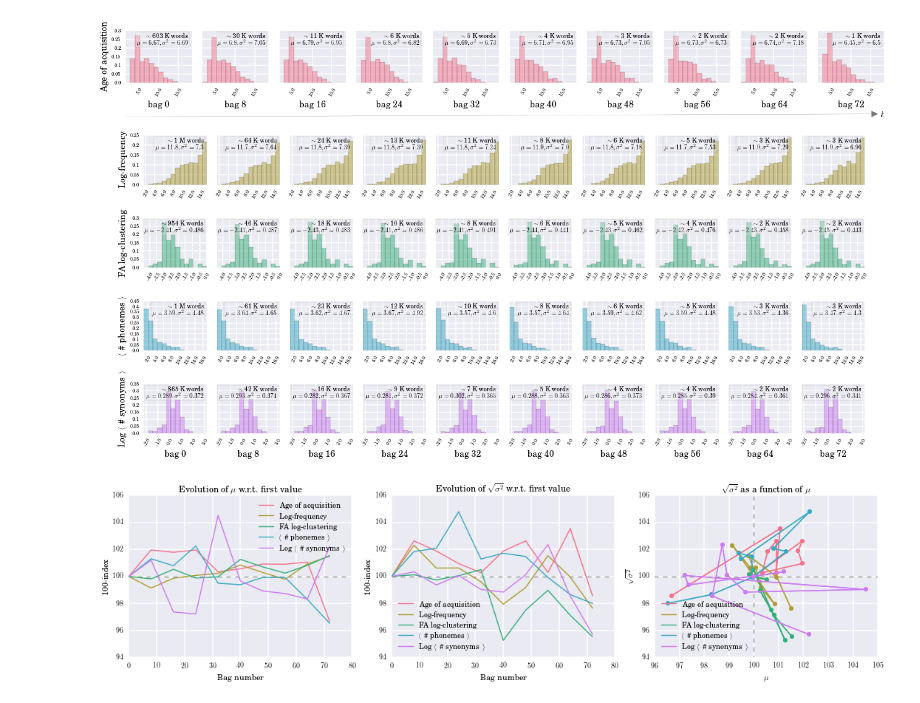
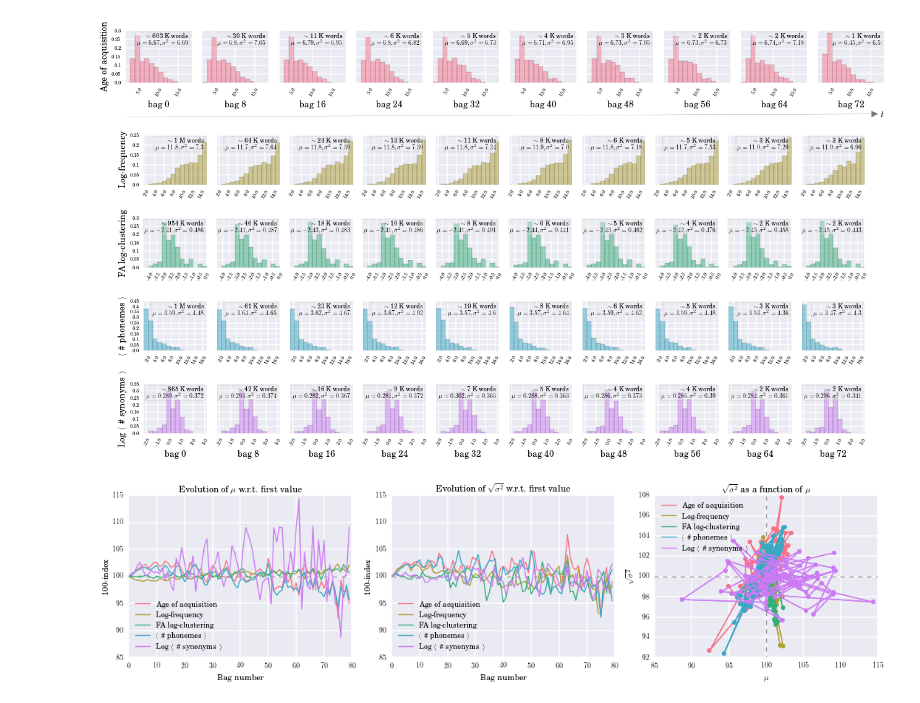
Before and after one commit to wehlutyk/brainscopypaste, a Jupyter notebook: macro_nosubs_paper.ipynb, the cells around one changed output. Saved outputs shown, nothing was run; the diff lists cells and outputs as text; code cells hidden in the pictures.

Commit message:
Augment resolution for mu and sigmas

```diff
--- a/macro_nosubs_paper.ipynb
+++ b/macro_nosubs_paper.ipynb
@@ -86,6 +86,8 @@ word_counts = np.zeros((len(included_features), n_timebags_shown))
 
 mus = np.zeros_like(word_counts)
 sigma2s = np.zeros_like(mus)
+allmus = np.zeros((len(included_features), n_timebags_shown * n_timebags_step))
+allsigma2s = np.zeros_like(allmus)
 
 for i, ffullname in enumerate(included_features):
     ffullname_parts = ffullname.split('_')
@@ -99,6 +101,13 @@ for i, ffullname in enumerate(included_features):
     for lvals in macro_features_feature[:n_timebags_shown * n_timebags_step:n_timebags_step]:
         # Convert to log if asked to
         vals.append(np.log(lvals) if log else lvals)
+
+    for j, lvals in enumerate(macro_features_feature[:n_timebags_shown * n_timebags_step]):
+        # Compute mu and sigma2
+        llvals = np.log(lvals) if log else lvals
+        allmus[i, j] = llvals.mean()
+        allsigma2s[i, j] = llvals.var()
+
     vmin = np.array([v.min() for v in vals]).min()
     vmax = np.array([v.max() for v in vals]).max()
     bins = np.linspace(vmin, vmax, nbins)
@@ -187,42 +196,42 @@ axs[1].plot(range(n_timebags_shown * n_timebags_step), np.ones(n_timebags_shown
 axs[2].plot([100, 100], [0, 200], '--', color=ax_color)
 axs[2].plot([0, 200], [100, 100], '--', color=ax_color)
 for i, ffullname in enumerate(included_features):
-    axs[0].plot(range(0, n_timebags_step * n_timebags_shown, n_timebags_step),
-                100 * mus[i] / mus[i][0],
+    axs[0].plot(range(0, n_timebags_step * n_timebags_shown),
+                100 * allmus[i] / allmus[i][0],
                 color=palette[i], label=translate(ffullname))
-    axs[1].plot(range(0, n_timebags_step * n_timebags_shown, n_timebags_step),
-                100 * np.sqrt(sigma2s[i] / sigma2s[i][0]),
+    axs[1].plot(range(0, n_timebags_step * n_timebags_shown),
+                100 * np.sqrt(allsigma2s[i] / allsigma2s[i][0]),
                 color=palette[i], label=translate(ffullname))
-    axs[2].plot(100 * mus[i] / mus[i][0], 100 * np.sqrt(sigma2s[i] / sigma2s[i][0]),
+    axs[2].plot(100 * allmus[i] / allmus[i][0], 100 * np.sqrt(allsigma2s[i] / allsigma2s[i][0]),
                 color=palette[i], label=translate(ffullname))
-    axs[2].plot(100 * mus[i] / mus[i][0], 100 * np.sqrt(sigma2s[i] / sigma2s[i][0]),
+    axs[2].plot(100 * allmus[i] / allmus[i][0], 100 * np.sqrt(allsigma2s[i] / allsigma2s[i][0]),
                 color=palette[i], marker='o', markersize=6)
 
 axs[0].legend(loc='best')
 axs[0].set_xlabel('Bag number')
 axs[0].set_ylabel('100-index')
 axs[0].set_title(r'Evolution of $\mu$ w.r.t. first value')
 ymin0, ymax0 = axs[0].get_ylim()
 
 axs[1].legend(loc='best')
 axs[1].set_xlabel('Bag number')
 axs[1].set_ylabel('100-index')
 axs[1].set_title(r'Evolution of $\sqrt{\sigma^2}$ w.r.t. first value')
 ymin1, ymax1 = axs[1].get_ylim()
 
 ymin = min([ymin0, ymin1])
 ymax = max([ymax0, ymax1])
 axs[0].set_ylim(ymin, ymax)
 axs[1].set_ylim(ymin, ymax)
 
 axs[2].legend(loc='best')
 axs[2].set_xlabel(r'$\mu$')
 axs[2].set_ylabel(r'$\sqrt{\sigma^2}$')
 axs[2].set_title(r'$\sqrt{\sigma^2}$ as a function of $\mu$')
 axs[2].set_xlim(ymin0, ymax0)
 axs[2].set_ylim(ymin1, ymax1)
 
 fig.tight_layout()
 fig.savefig('data/figures_paper/macro_musigmas{}.png'.format(file_postfix), bbox_inches='tight', dpi=300)
 # %% [output]
-[figure, old version]
+[figure, new version]
```
